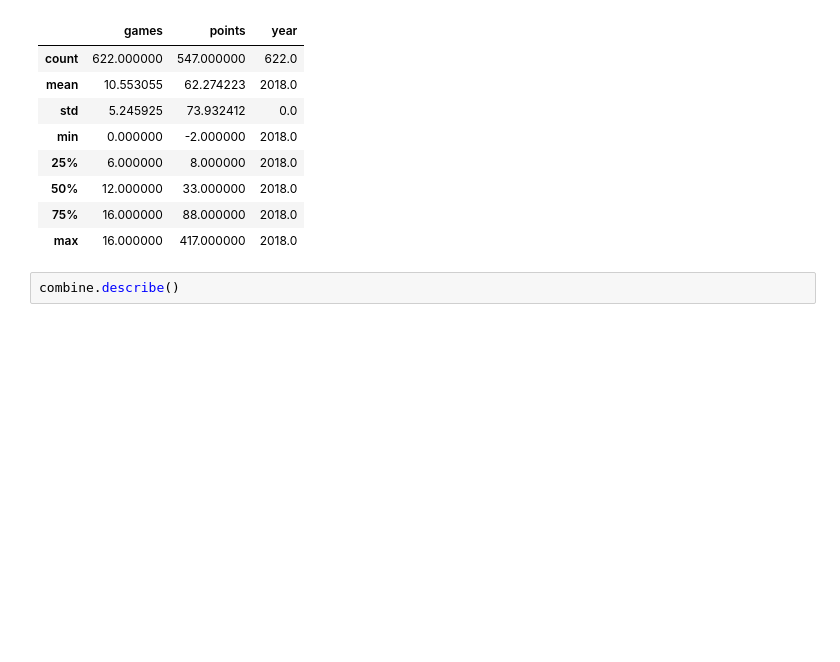
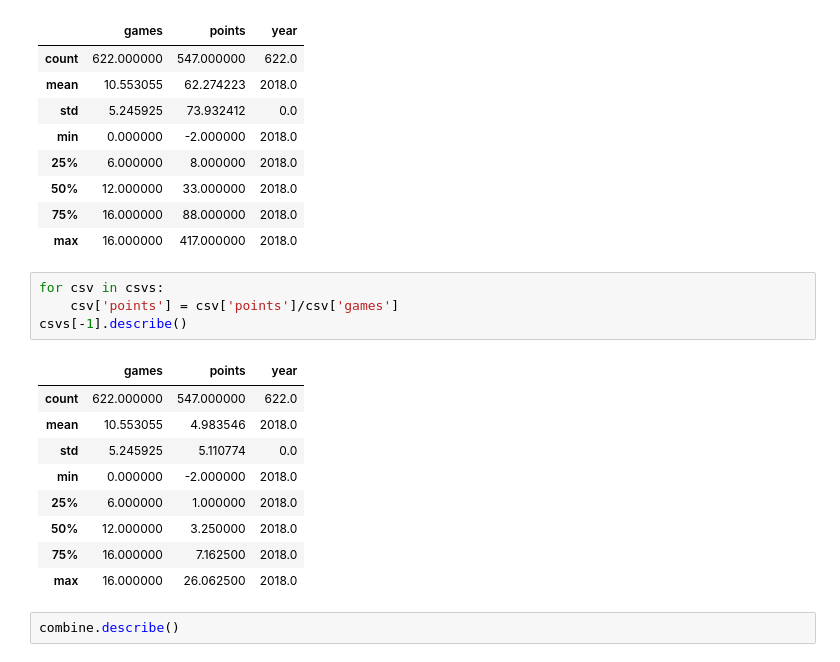
Before and after one commit to vishaldubey01/NFLFootballPredictorModel, a Jupyter notebook: Data/DataWranglingFinal.ipynb, the cells around one changed output. Cells and saved outputs as stored; diff of their text form; blank space fills up the shorter version.

```diff
--- a/Data/DataWranglingFinal.ipynb
+++ b/Data/DataWranglingFinal.ipynb
@@ -19,6 +19,20 @@ csvs[-1].describe()
 | 50% | 12.000000 | 33.000000 | 2018.0 |
 | 75% | 16.000000 | 88.000000 | 2018.0 |
 | max | 16.000000 | 417.000000 | 2018.0 |
+# %%
+for csv in csvs:
+    csv['points'] = csv['points']/csv['games']
+csvs[-1].describe()
+# %% [output]
+|  | games | points | year |
+| count | 622.000000 | 547.000000 | 622.0 |
+| mean | 10.553055 | 4.983546 | 2018.0 |
+| std | 5.245925 | 5.110774 | 0.0 |
+| min | 0.000000 | -2.000000 | 2018.0 |
+| 25% | 6.000000 | 1.000000 | 2018.0 |
+| 50% | 12.000000 | 3.250000 | 2018.0 |
+| 75% | 16.000000 | 7.162500 | 2018.0 |
+| max | 16.000000 | 26.062500 | 2018.0 |
 # %%
 combine.describe()
 # %% [output]
```
Also changed, not shown: 2 other files.
